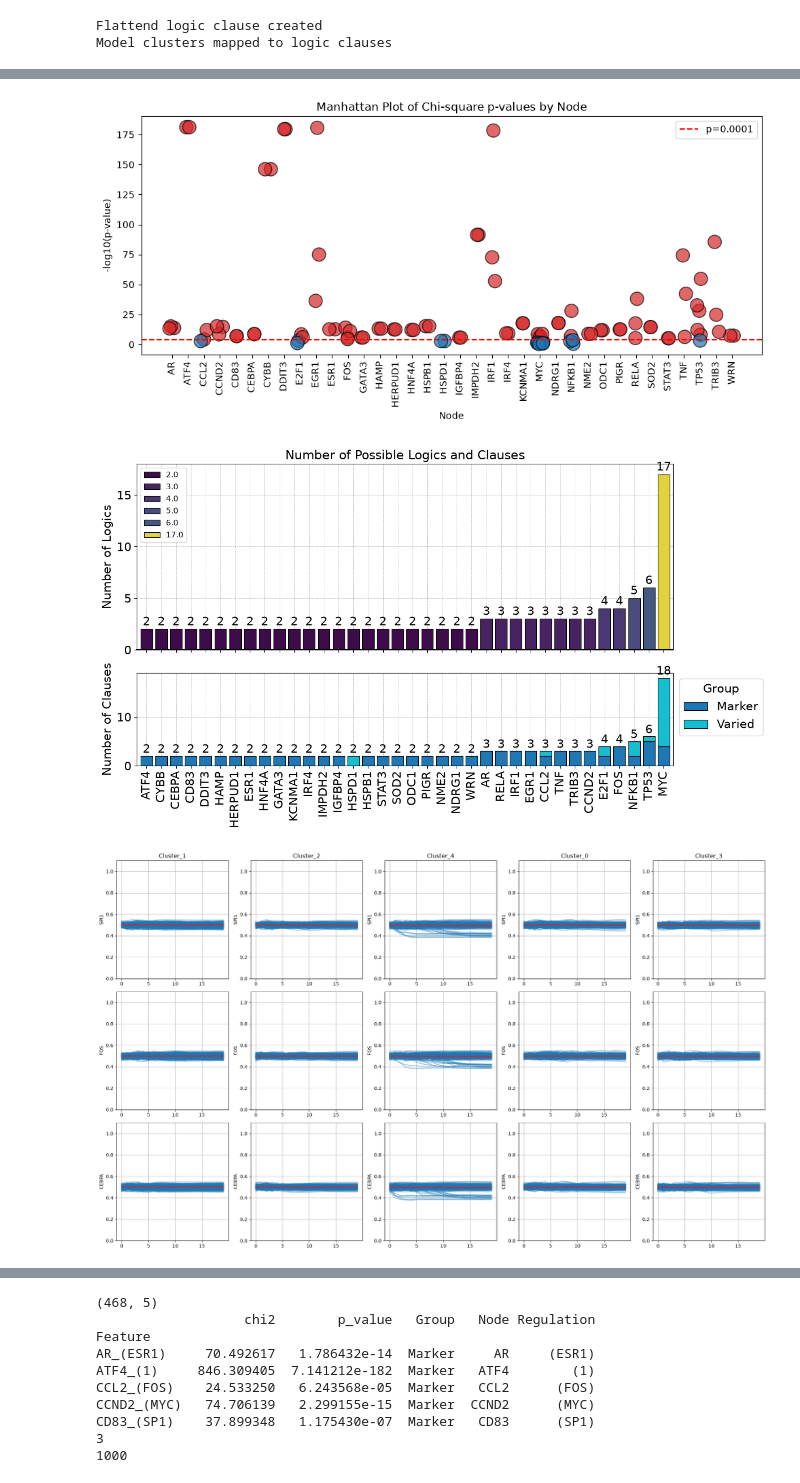
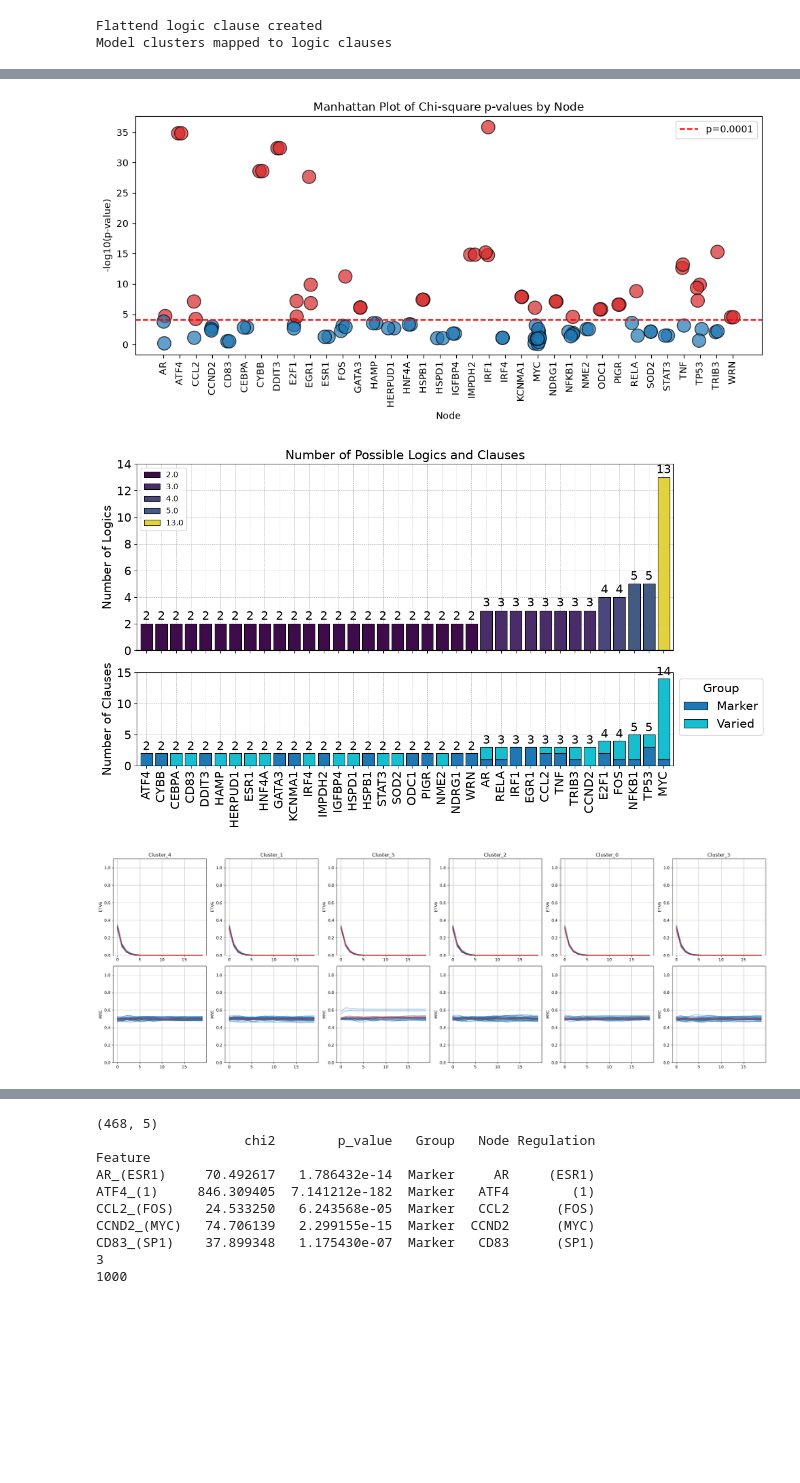
Before and after one commit to Augugustine/CITE-seq-analysis-CLL, a Jupyter notebook: 3- Boolean model/Evaluate_models.ipynb, the cells around one changed output, grey strips where cells are left out. Saved outputs shown, nothing was run; the diff lists cells and outputs as text; code cells hidden in the pictures; blank space fills up the shorter version.

```diff
--- a/3- Boolean model/Evaluate_models.ipynb
+++ b/3- Boolean model/Evaluate_models.ipynb
@@ -13,7 +13,7 @@ import maboss
 This notebook has been executed using the docker image `colomoto/colomoto-docker:2026-07-01`
 # %%
 # === PARAMETERS ===
-models_folder = "ensemble/"
+models_folder = "models_selected/"
 output_directory = "/home/a.blanc-boekholt/Documents/Singlecell-R/Scripts/Plots"
 base_dir = Path("/home/a.blanc-boekholt/Documents/Singlecell-R/Scripts/Boolean_model_BoNesis/Bonesis_test/infer/bn/submin")
 final_dir = Path("/home/a.blanc-boekholt/Documents/Singlecell-R/Scripts/Boolean_model_BoNesis/Bonesis_test")
@@ -106,7 +108,7 @@ model.logic.stat_logic_df = df_orig[df_orig['-log10_p'] != 0]
 model.logic.plot_manhattan()
 model.logic.stat_logic_df = df_orig
 # %% [output]
-[figure, old version]
+[figure, new version]
 # %%
 stat_orig = model.logic.stat_logic_df
 enc_orig = model.logic.encoded_df
@@ -123,11 +125,11 @@ model.logic.plot_logicstat_summary()
 model.logic.stat_logic_df = stat_orig
 model.logic.encoded_df = enc_orig
 # %% [output]
-[figure, old version]
+[figure, new version]
 # %%
-model.trajectory.plot_node_trajectory(node = ['SPI1','FOS','CEBPA'])
+model.trajectory.plot_node_trajectory(node = ['ETV6','MYC'])
 # %% [output]
-[figure, old version]
+[figure, new version]
 # %%
 model.logic.plot_node_logic_heatmap(node = ['CEBPA'],fig_size = (15, 8))
 # %% [output]
```
Also changed, not shown: parts of 10 cells of this notebook, 2 other files.
